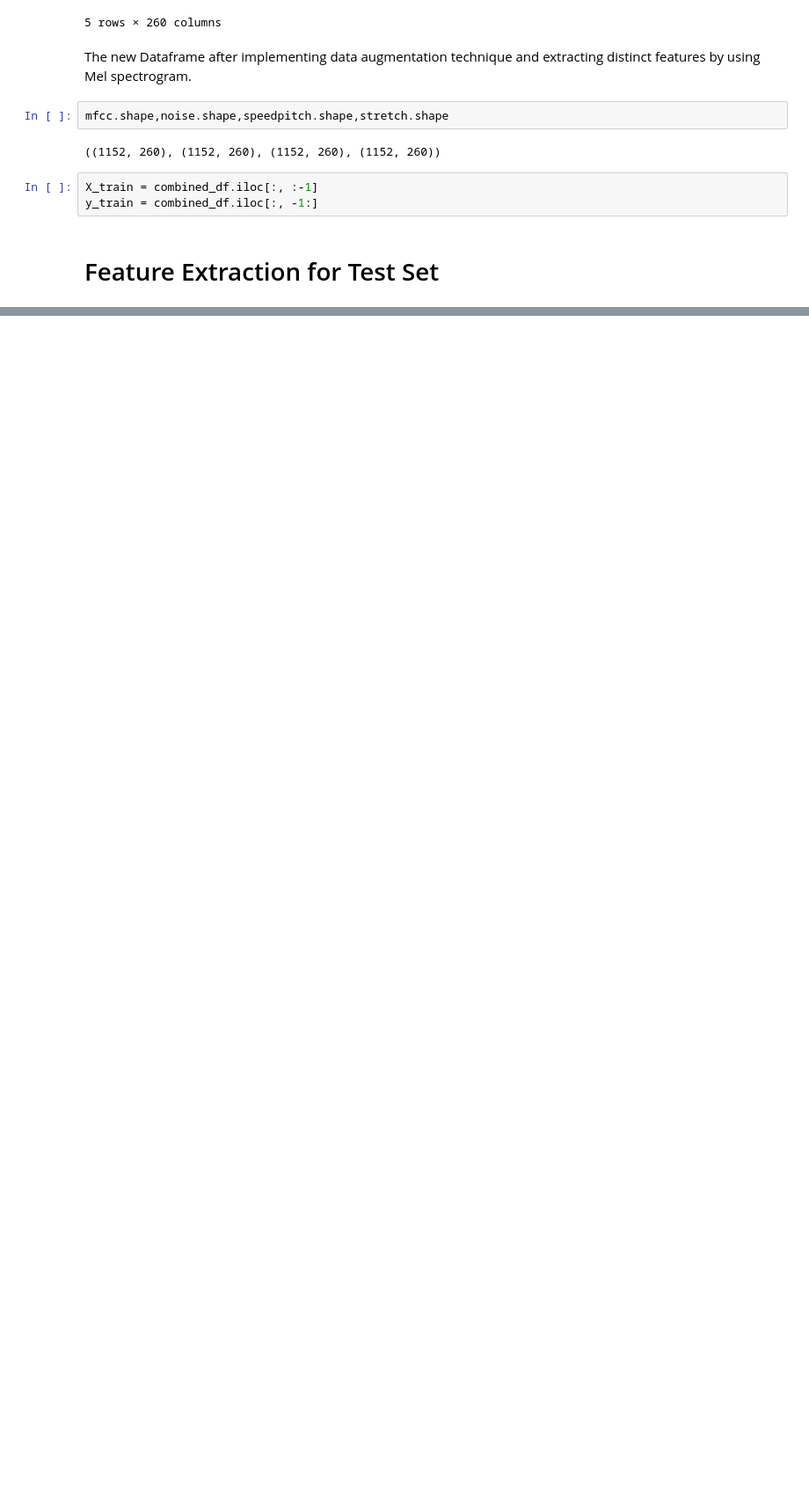
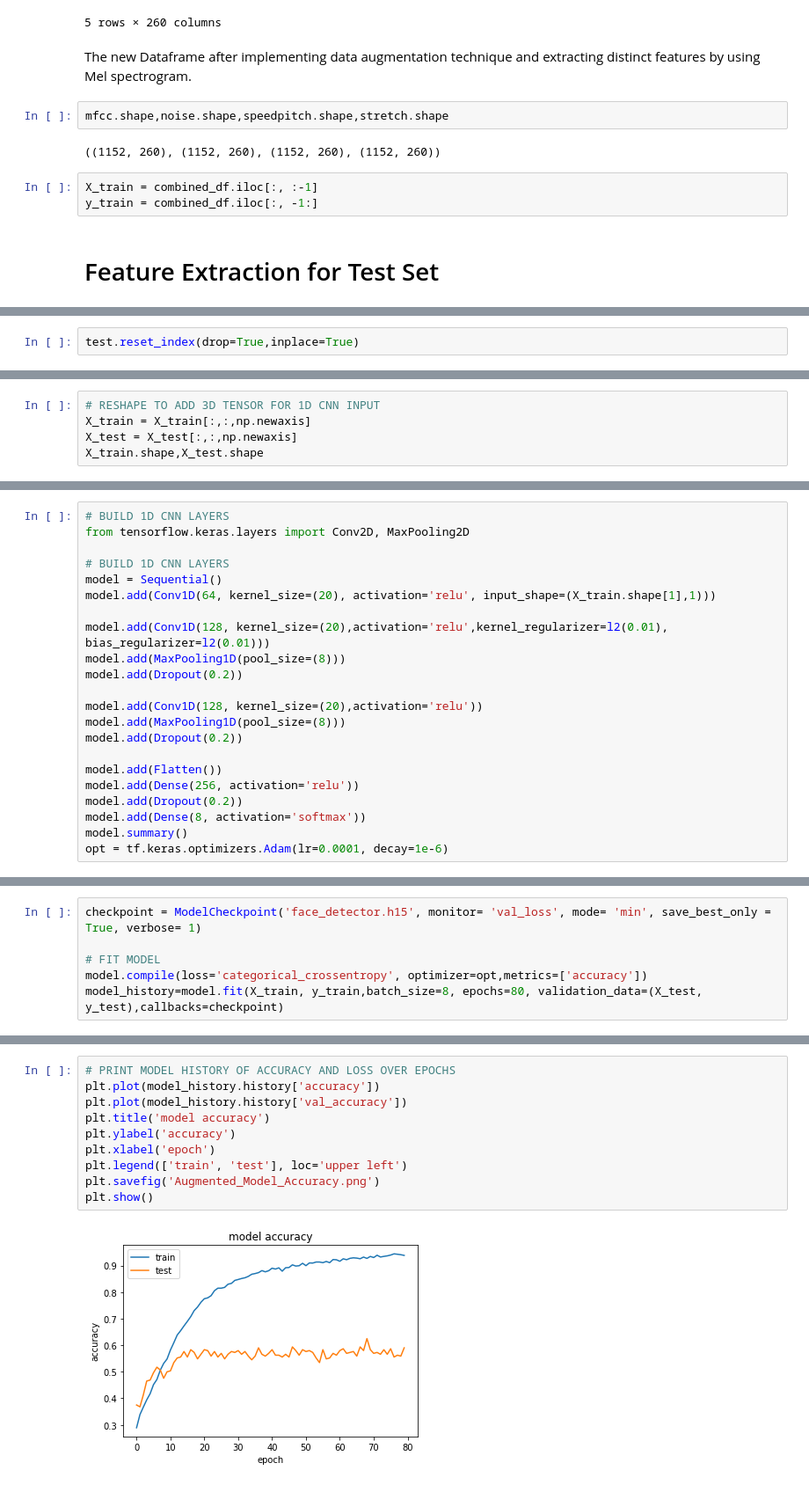
Before and after one commit to Tanjul5/Speech-Emotion-Recognition, a Jupyter notebook: speech_emotion_recognition_capstone_project.ipynb, the cells around one changed output, grey strips where cells are left out. Shown at 88% size. Saved outputs shown, nothing was run; the diff lists cells and outputs as text; blank space fills up the shorter version.

```diff
--- a/speech_emotion_recognition_capstone_project.ipynb
+++ b/speech_emotion_recognition_capstone_project.ipynb
@@ -536,0 +565,2 @@ y_train = combined_df.iloc[:, -1:]
+# %%
+test.reset_index(drop=True,inplace=True)
@@ -536,0 +616,5 @@ y_train = combined_df.iloc[:, -1:]
+# %%
+# RESHAPE TO ADD 3D TENSOR FOR 1D CNN INPUT
+X_train = X_train[:,:,np.newaxis]
+X_test = X_test[:,:,np.newaxis]
+X_train.shape,X_test.shape
@@ -536,0 +627,22 @@ y_train = combined_df.iloc[:, -1:]
+# %%
+# BUILD 1D CNN LAYERS
+from tensorflow.keras.layers import Conv2D, MaxPooling2D
+
+# BUILD 1D CNN LAYERS
+model = Sequential()
+model.add(Conv1D(64, kernel_size=(20), activation='relu', input_shape=(X_train.shape[1],1)))
+
+model.add(Conv1D(128, kernel_size=(20),activation='relu',kernel_regularizer=l2(0.01), bias_regularizer=l2(0.01)))
+model.add(MaxPooling1D(pool_size=(8)))
+model.add(Dropout(0.2))
+
+model.add(Conv1D(128, kernel_size=(20),activation='relu'))
+model.add(MaxPooling1D(pool_size=(8)))
+model.add(Dropout(0.2))
+
+model.add(Flatten())
+model.add(Dense(256, activation='relu'))
+model.add(Dropout(0.2))
+model.add(Dense(8, activation='softmax'))
+model.summary()
+opt = tf.keras.optimizers.Adam(lr=0.0001, decay=1e-6)
@@ -536,0 +669,6 @@ y_train = combined_df.iloc[:, -1:]
+# %%
+checkpoint = ModelCheckpoint('face_detector.h15', monitor= 'val_loss', mode= 'min', save_best_only = True, verbose= 1)
+
+# FIT MODEL
+model.compile(loss='categorical_crossentropy', optimizer=opt,metrics=['accuracy'])
+model_history=model.fit(X_train, y_train,batch_size=8, epochs=80, validation_data=(X_test, y_test),callbacks=checkpoint)
@@ -536,0 +695,12 @@ y_train = combined_df.iloc[:, -1:]
+# %%
+# PRINT MODEL HISTORY OF ACCURACY AND LOSS OVER EPOCHS
+plt.plot(model_history.history['accuracy'])
+plt.plot(model_history.history['val_accuracy'])
+plt.title('model accuracy')
+plt.ylabel('accuracy')
+plt.xlabel('epoch')
+plt.legend(['train', 'test'], loc='upper left')
+plt.savefig('Augmented_Model_Accuracy.png')
+plt.show()
+# %% [output]
+[figure, added]
```
Also changed, not shown: parts of 26 cells of this notebook.
